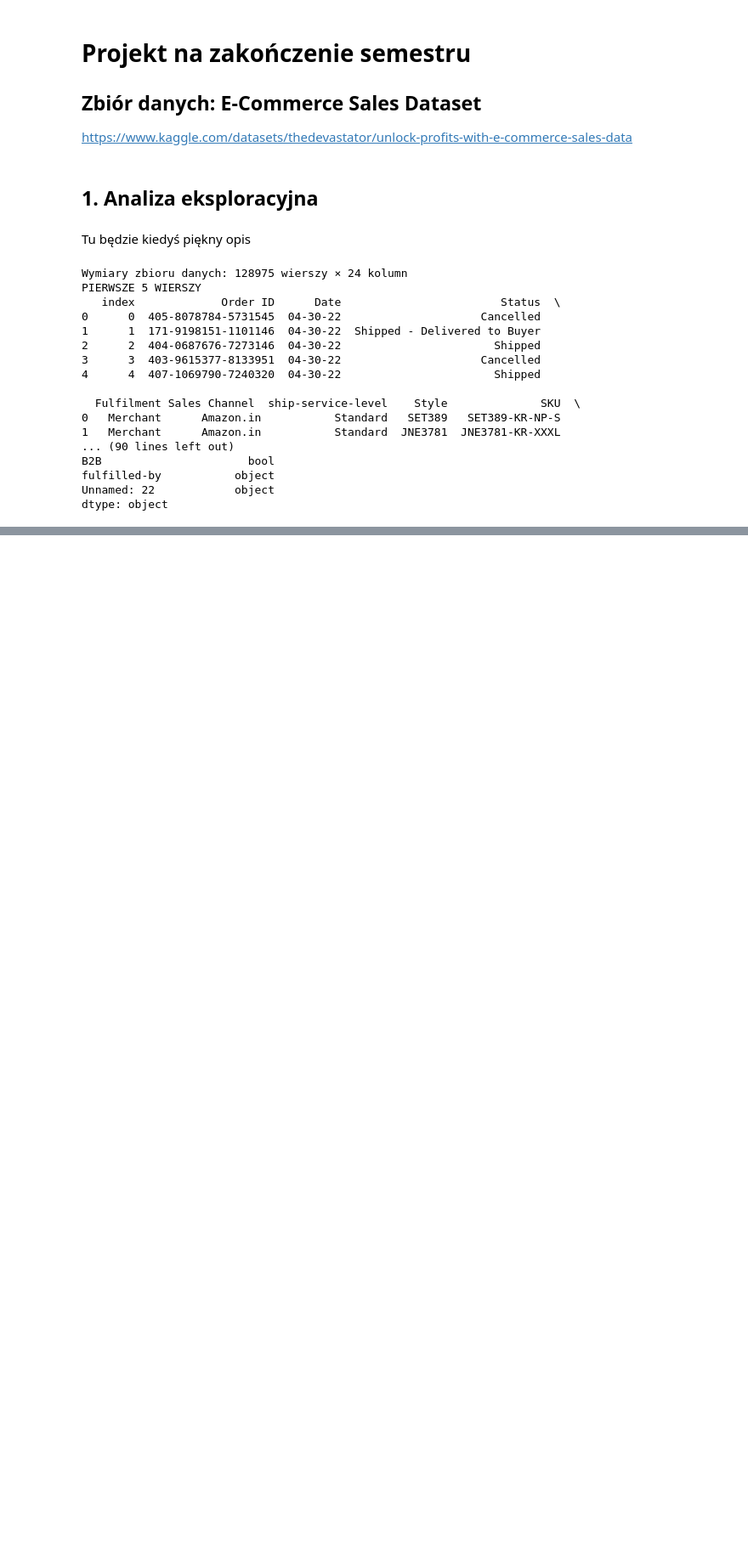
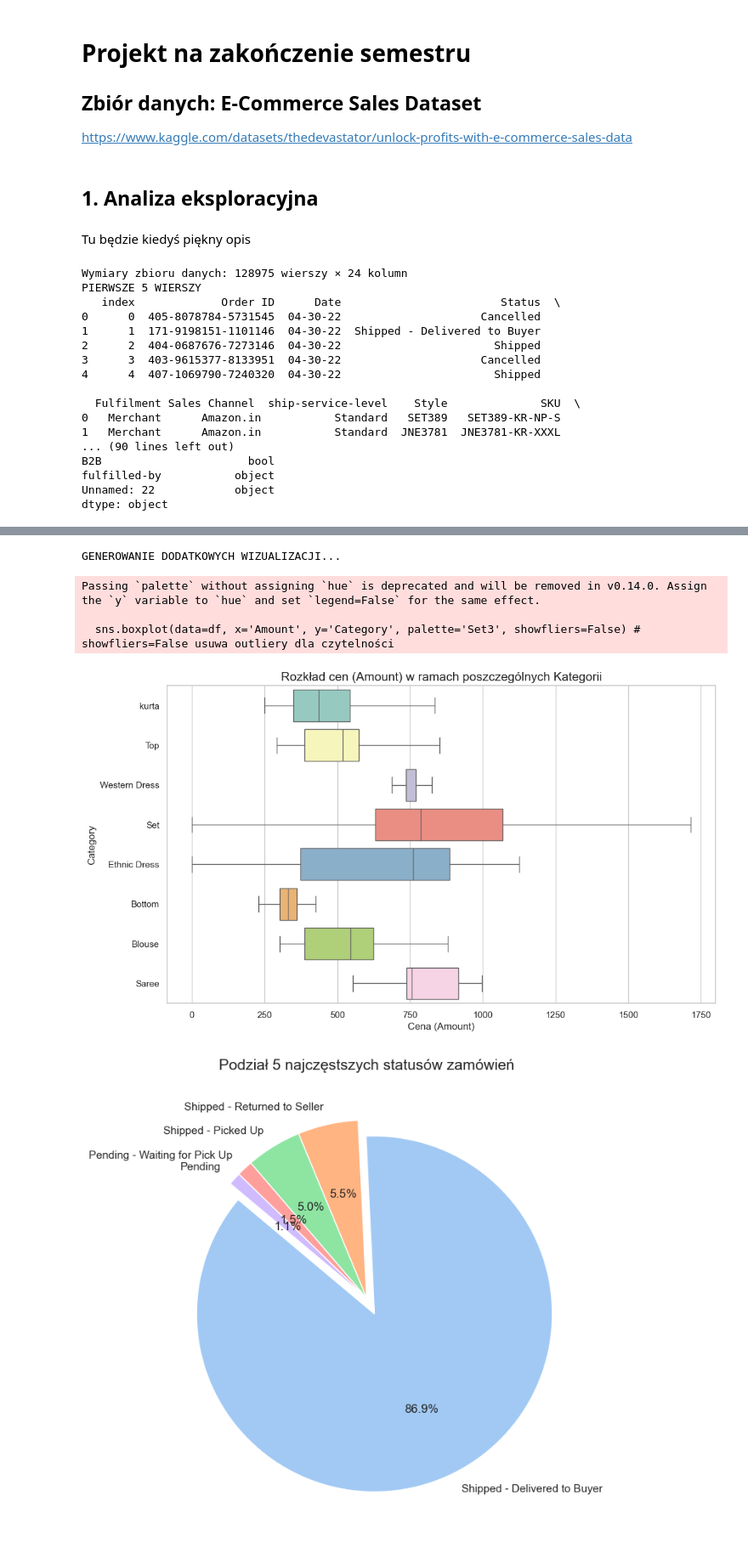
Before and after one commit to Olaf1001/E-commerce-dataset-analysis, a Jupyter notebook: Analiza.ipynb, the cells around one changed output, grey strips where cells are left out. Shown at 85% size. Saved outputs shown, nothing was run; the diff lists cells and outputs as text; code cells hidden in the pictures; blank space fills up the shorter version.

```diff
--- a/Analiza.ipynb
+++ b/Analiza.ipynb
@@ -254,0 +272,39 @@ Usuniętych wierszy: 0 (0.00%)
+# %%
+sns.set_theme(style="whitegrid")
+plt.rcParams['figure.figsize'] = (12, 6)
+
+print("GENEROWANIE DODATKOWYCH WIZUALIZACJI...")
+
+if 'Category' in df.columns and 'Amount' in df.columns:
+    plt.figure(figsize=(12, 7))
+    sns.boxplot(data=df, x='Amount', y='Category', palette='Set3', showfliers=False)
+    plt.title('Rozkład cen (Amount) w ramach poszczególnych Kategorii', fontsize=15)
+    plt.xlabel('Cena (Amount)')
+    plt.show()
+
+if 'Status' in df.columns:
+    status_counts = df['Status'].value_counts().head(5)
+    plt.figure(figsize=(8, 8))
+    plt.pie(status_counts, labels=status_counts.index, autopct='%1.1f%%',
+            colors=sns.color_palette('pastel'), startangle=140, explode=[0.1 if i==0 else 0 for i in range(len(status_counts))])
+    plt.title('Podział 5 najczęstszych statusów zamówień', fontsize=15)
+    plt.show()
+
+if 'Date' in df.columns:
+    df['Day_of_Week'] = df['Date'].dt.day_name()
+    day_order = ['Monday', 'Tuesday', 'Wednesday', 'Thursday', 'Friday', 'Saturday', 'Sunday']
+
+    pivot_table = df.groupby('Day_of_Week')['Amount'].count().reindex(day_order)
+
+    plt.figure(figsize=(10, 5))
+    sns.barplot(x=pivot_table.index, y=pivot_table.values, palette='coolwarm')
+    plt.title('Aktywność zakupowa w poszczególne dni tygodnia', fontsize=15)
+    plt.ylabel('Liczba zamówień')
+    plt.show()
+# %% [output]
+GENEROWANIE DODATKOWYCH WIZUALIZACJI...
+Passing `palette` without assigning `hue` is deprecated and will be removed in v0.14.0. Assign the `y` variable to `hue` and set `legend=False` for the same effect.
+
+  sns.boxplot(data=df, x='Amount', y='Category', palette='Set3', showfliers=False) # showfliers=False usuwa outliery dla czytelności
+[figure, added]
+[figure, added]
```
Also changed, not shown: parts of 10 cells of this notebook.
